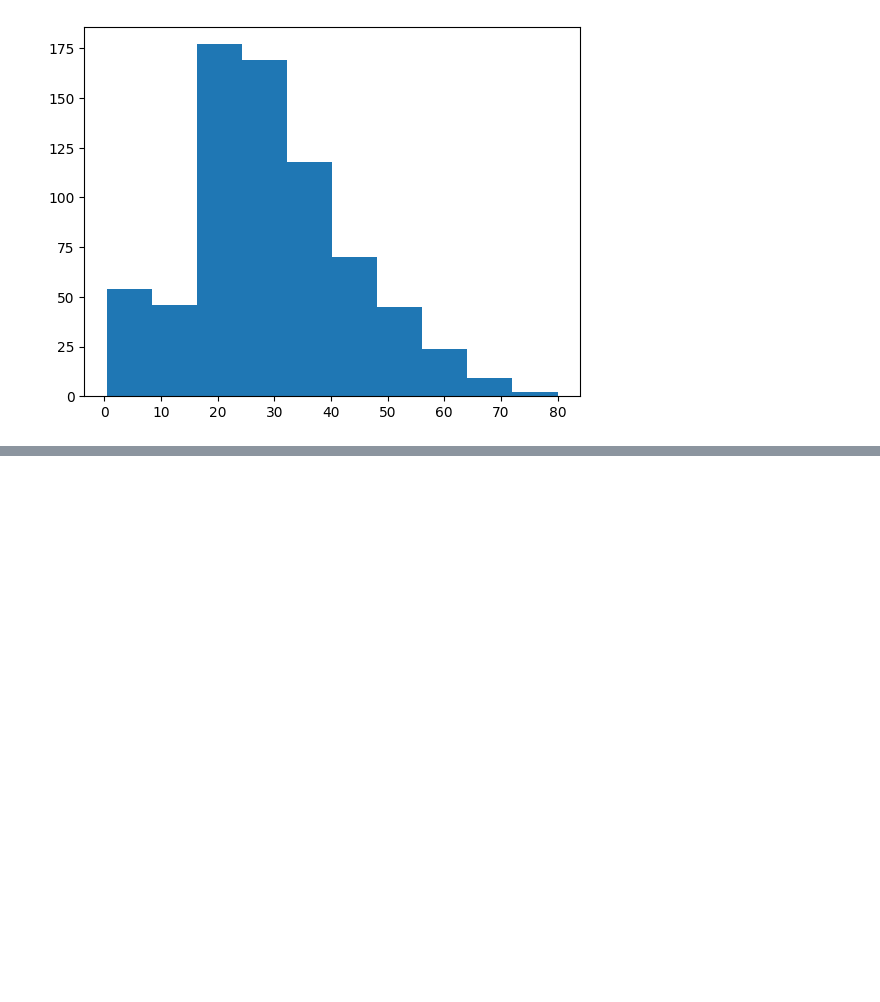
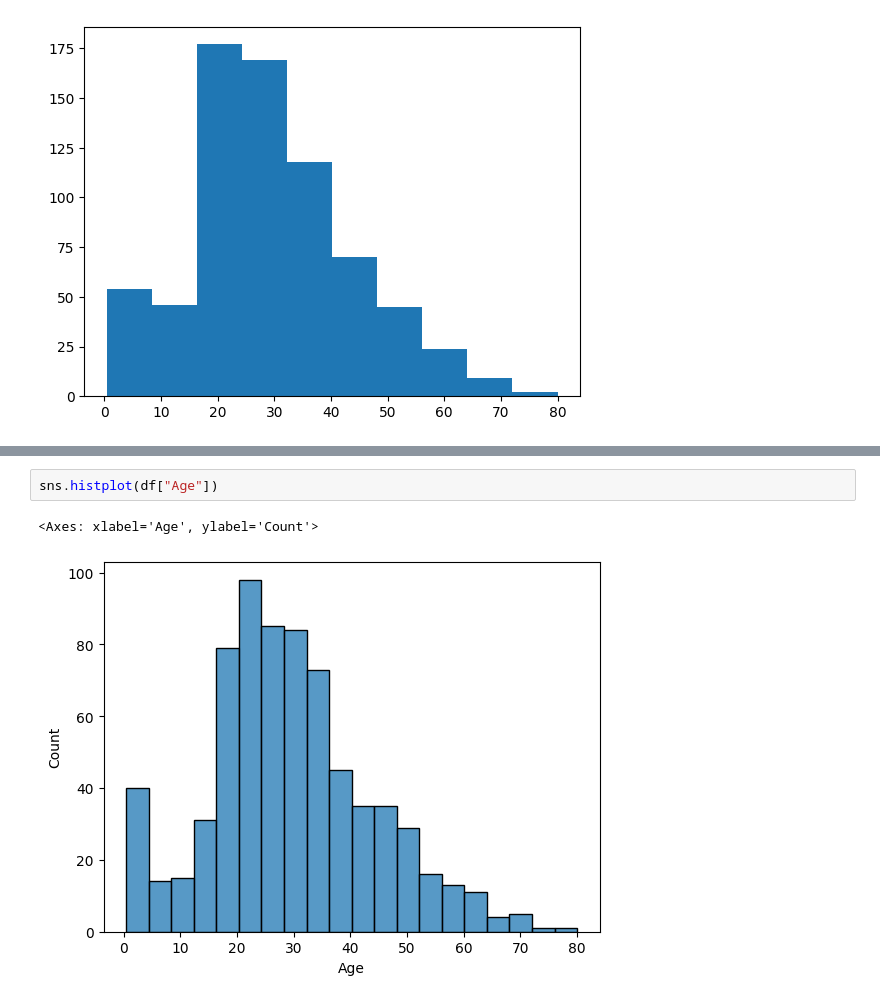
Before and after one commit to pavithramg11/PythonPlay, a Jupyter notebook: day9/revision.ipynb, the cells around one changed output, grey strips where cells are left out. Drawn from its saved outputs; the diff is of its cells as text; blank space fills up the shorter version.

```diff
--- a/day9/revision.ipynb
+++ b/day9/revision.ipynb
@@ -84,0 +90,5 @@ plt.hist(df["Age"])
+# %%
+sns.histplot(df["Age"])
+# %% [output]
+<Axes: xlabel='Age', ylabel='Count'>
+[figure, added]
```
Also changed, not shown: parts of 2 cells of this notebook.
